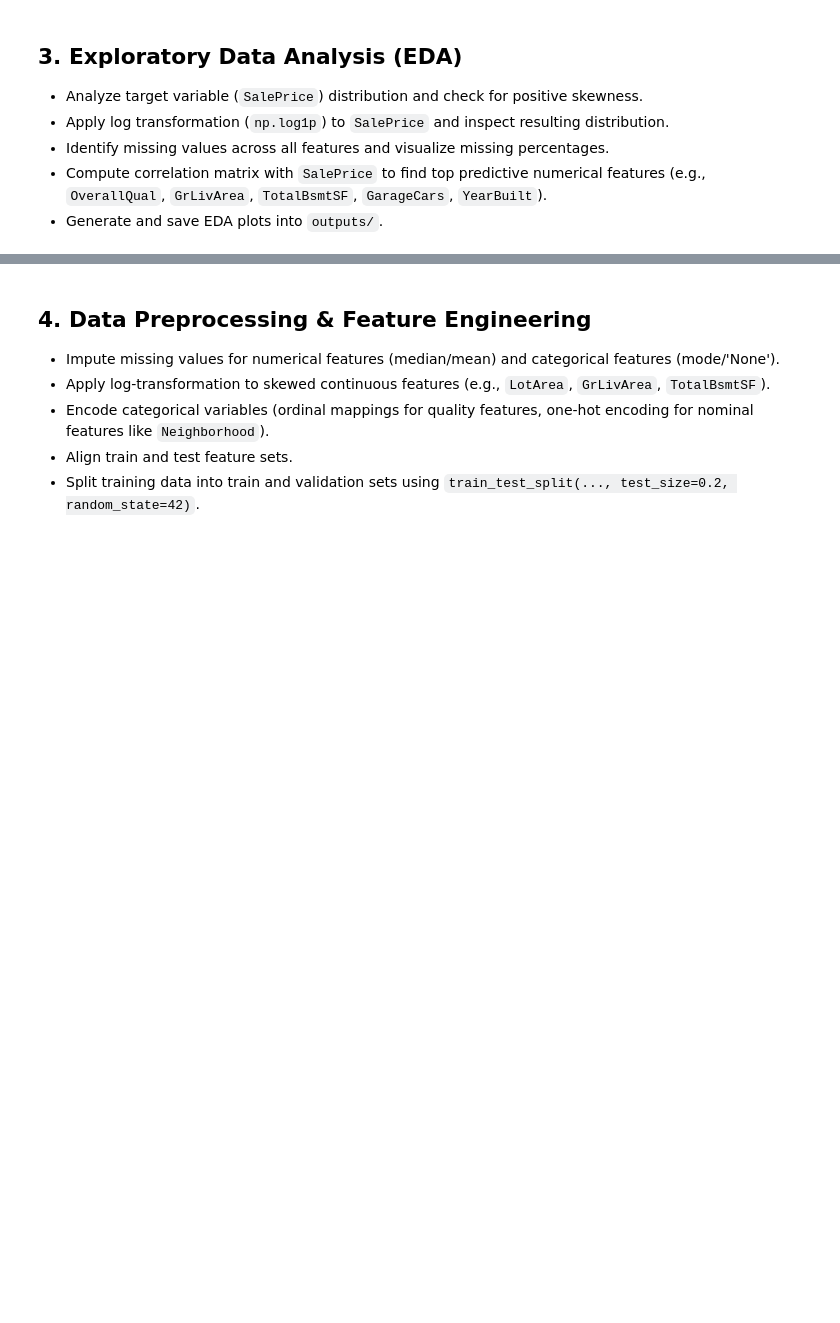
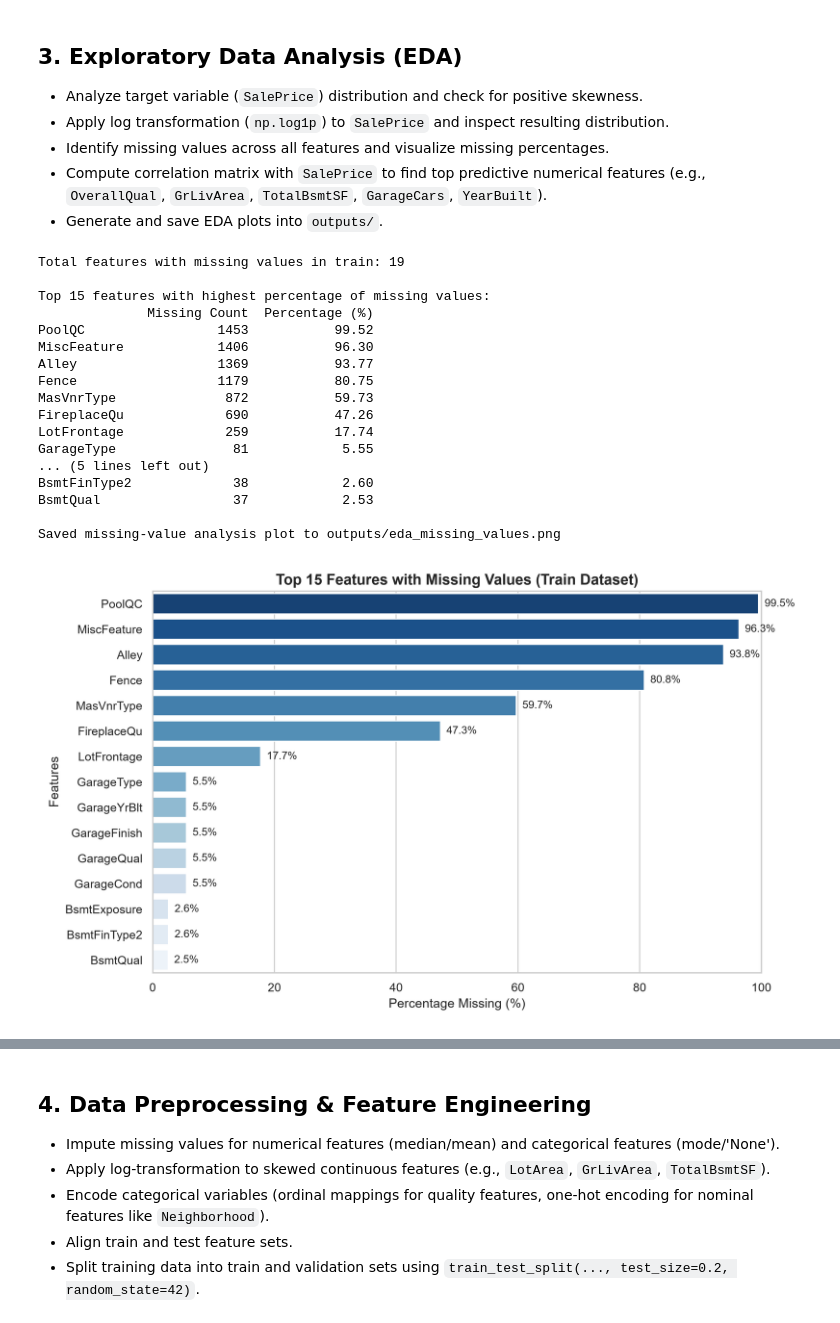
Before and after one commit to Mudasiriqbal-developer/Machine-Learning, a Jupyter notebook: ML Assingment Projects/House Price Prediction/house_price_prediction.ipynb, the cells around one changed output, grey strips where cells are left out. Drawn from its saved outputs; the diff is of its cells as text; code cells hidden in the pictures; blank space fills up the shorter version.

Commit message:
feat: add house price prediction project with ml models and streamlit app

```diff
--- a/ML Assingment Projects/House Price Prediction/house_price_prediction.ipynb
+++ b/ML Assingment Projects/House Price Prediction/house_price_prediction.ipynb
@@ -19,3 +55,18 @@
 - Load `train.csv` and `test.csv` from `data/raw/`.
 - Inspect dataset shapes, data types, and preview head and tail records.
 - Check summary statistics (`describe()`) for numerical and categorical features.
+# %%
+# ==============================================================================
+# 2. Data Loading & Shape Inspection
+# ==============================================================================
+# Load train and test datasets from data/raw/
+train_path = "data/raw/train.csv"
+test_path = "data/raw/test.csv"
+
+train_df = pd.read_csv(train_path, engine="python")
+test_df = pd.read_csv(test_path, engine="python")
+
+# Inspect shapes of both datasets
+print(f"Train dataset shape: {train_df.shape} (rows, columns)")
+print(f"Test dataset shape:  {test_df.shape} (rows, columns)")
+print("Note: Test set has 80 columns (target 'SalePrice' is withheld for evaluation).")
@@ -26,3 +117,59 @@
 - Identify missing values across all features and visualize missing percentages.
 - Compute correlation matrix with `SalePrice` to find top predictive numerical features (e.g., `OverallQual`, `GrLivArea`, `TotalBsmtSF`, `GarageCars`, `YearBuilt`).
 - Generate and save EDA plots into `outputs/`.
+# %%
+# ==============================================================================
+# 4. EDA - Missing-Value Analysis
+# ==============================================================================
+# Identify missing values across all features in train dataset
+missing_counts = train_df.isnull().sum()
+missing_features = missing_counts[missing_counts > 0].sort_values(ascending=False)
+missing_pct = (missing_features / len(train_df)) * 100
+
+missing_df = pd.DataFrame({
+    "Missing Count": missing_features,
+    "Percentage (%)": missing_pct.round(2)
+})
+
+print(f"Total features with missing values in train: {len(missing_features)}")
+print("\nTop 15 features with highest percentage of missing values:")
+print(missing_df.head(15))
+
+# Plot top missing values
+plt.figure(figsize=(10, 6))
+top_missing = missing_df.head(15)
+sns.barplot(x=top_missing["Percentage (%)"], y=top_missing.index, palette="Blues_r")
+
+# Clear title and labeled axes
+plt.title("Top 15 Features with Missing Values (Train Dataset)", fontsize=14, weight="bold")
+plt.xlabel("Percentage Missing (%)", fontsize=12)
+plt.ylabel("Features", fontsize=12)
+plt.xlim(0, 100)
+
+# Add text percentage labels to bars
+for i, v in enumerate(top_missing["Percentage (%)"]):
+    plt.text(v + 1, i, f"{v:.1f}%", va="center", fontsize=10)
+
+plt.tight_layout()
+plt.savefig("outputs/eda_missing_values.png", dpi=300)
+plt.close()
+print("\nSaved missing-value analysis plot to outputs/eda_missing_values.png")
+# %% [output]
+Total features with missing values in train: 19
+
+Top 15 features with highest percentage of missing values:
+              Missing Count  Percentage (%)
+PoolQC                 1453           99.52
+MiscFeature            1406           96.30
+Alley                  1369           93.77
+Fence                  1179           80.75
+MasVnrType              872           59.73
+FireplaceQu             690           47.26
+LotFrontage             259           17.74
+GarageType               81            5.55
+... (5 lines left out)
+BsmtFinType2             38            2.60
+BsmtQual                 37            2.53
+
+Saved missing-value analysis plot to outputs/eda_missing_values.png
+[figure, added]
```
Also changed, not shown: parts of 11 cells of this notebook, 12 other files.
